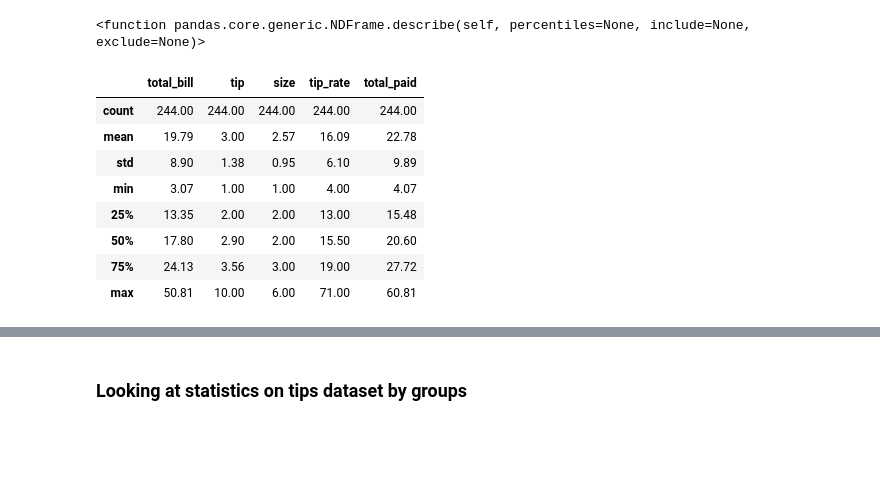
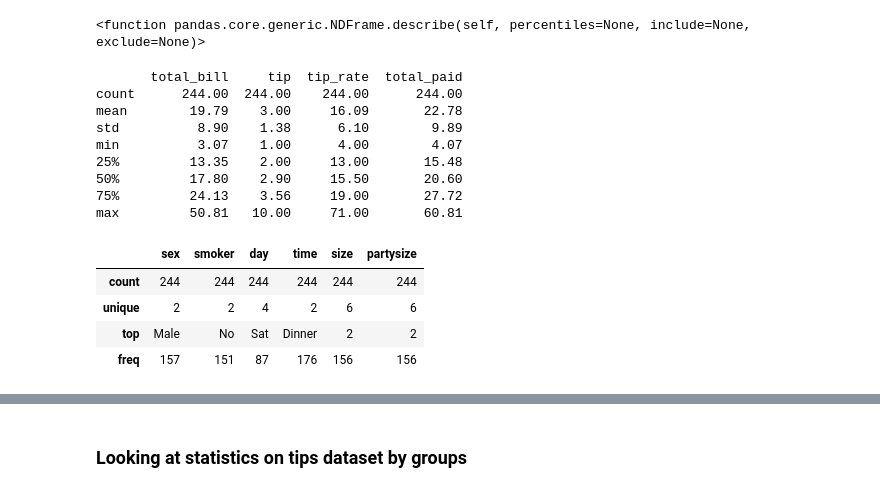
Before and after one commit to angela1C/Fundamentals-of-Data-Analysis-Project-2019, a Jupyter notebook: tips-project.ipynb, the cells around one changed output, grey strips where cells are left out. Cells and saved outputs as stored; diff of their text form; code cells hidden in the pictures; blank space fills up the shorter version.

```diff
--- a/tips-project.ipynb
+++ b/tips-project.ipynb
@@ -432,17 +432,26 @@ pd.DataFrame.describe #<function pandas.core.generic.NDFrame.describe(self, perc
 # %% [output]
 <function pandas.core.generic.NDFrame.describe(self, percentiles=None, include=None, exclude=None)>
 # %%
-df.describe().round(2) # get statistics summary of the tips dataframe df
+# get summary statistics of the numerical values, (excluding the 25th and 50th percentiles)
+print(df.describe().round(2)) # get statistics summary of the tips dataframe df
 # %% [output]
-|  | total_bill | tip | size | tip_rate | total_paid |
-| count | 244.00 | 244.00 | 244.00 | 244.00 | 244.00 |
-| mean | 19.79 | 3.00 | 2.57 | 16.09 | 22.78 |
-| std | 8.90 | 1.38 | 0.95 | 6.10 | 9.89 |
-| min | 3.07 | 1.00 | 1.00 | 4.00 | 4.07 |
-| 25% | 13.35 | 2.00 | 2.00 | 13.00 | 15.48 |
-| 50% | 17.80 | 2.90 | 2.00 | 15.50 | 20.60 |
-| 75% | 24.13 | 3.56 | 3.00 | 19.00 | 27.72 |
-| max | 50.81 | 10.00 | 6.00 | 71.00 | 60.81 |
+       total_bill     tip  tip_rate  total_paid
+count      244.00  244.00    244.00      244.00
+mean        19.79    3.00     16.09       22.78
+std          8.90    1.38      6.10        9.89
+min          3.07    1.00      4.00        4.07
+25%         13.35    2.00     13.00       15.48
+50%         17.80    2.90     15.50       20.60
+75%         24.13    3.56     19.00       27.72
+max         50.81   10.00     71.00       60.81
+# %%
+df.describe(include=['category'])
+# %% [output]
+|  | sex | smoker | day | time | size | partysize |
+| count | 244 | 244 | 244 | 244 | 244 | 244 |
+| unique | 2 | 2 | 4 | 2 | 6 | 6 |
+| top | Male | No | Sat | Dinner | 2 | 2 |
+| freq | 157 | 151 | 87 | 176 | 156 | 156 |
 # %% [markdown]
 ##### Summary statistics for the dataset
 
```
Also changed, not shown: parts of 32 cells of this notebook.
